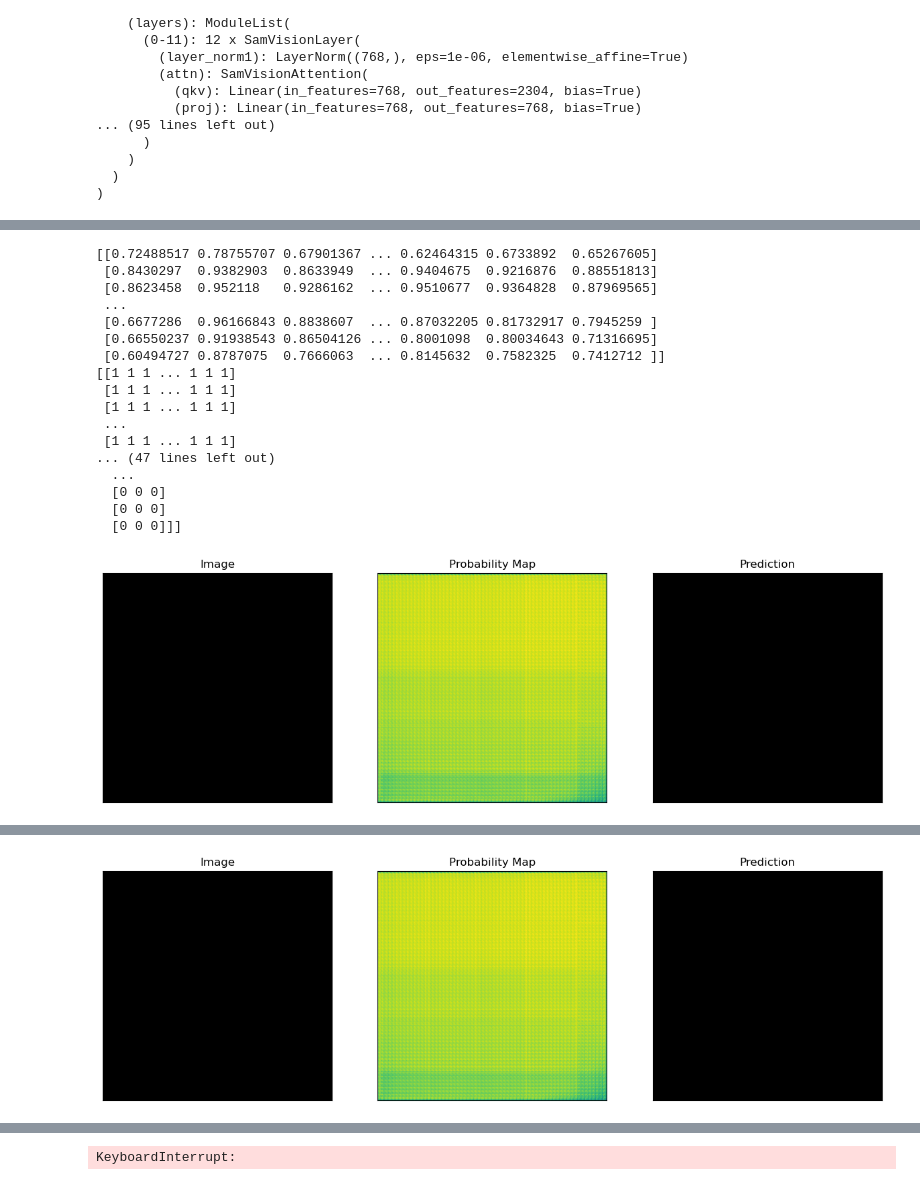
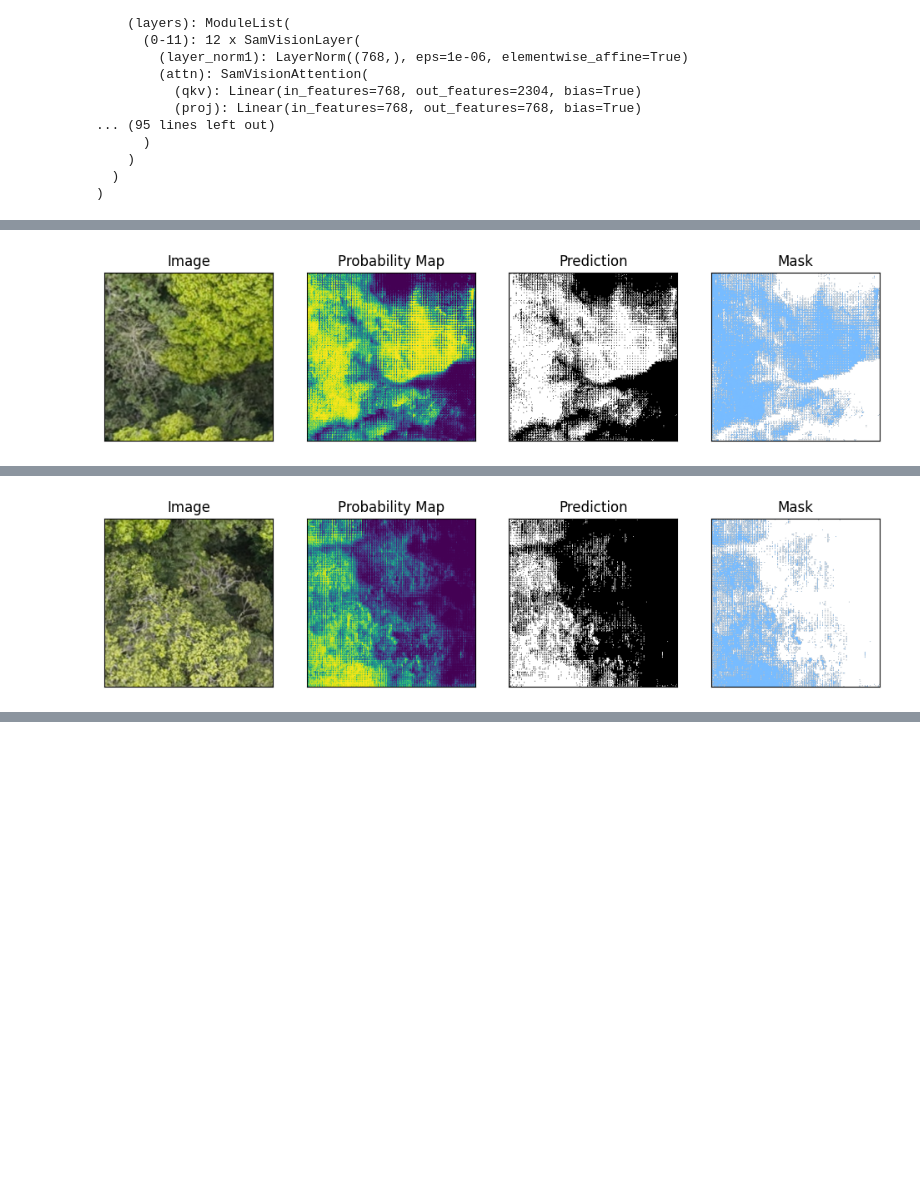
Before and after one commit to tenjust/remote_sensing, a Jupyter notebook: fine_tune_SAM_results.ipynb, the cells around one changed output, grey strips where cells are left out. Cells and saved outputs as stored; diff of their text form; code cells hidden in the pictures; blank space fills up the shorter version.

Commit message:
0523_segment everything

```diff
--- a/fine_tune_SAM_results.ipynb
+++ b/fine_tune_SAM_results.ipynb
@@ -216,0 +112,8 @@ patches shape: (117,)
+# %%
+import random
+import matplotlib.pyplot as plt
+
+img_num = random.randint(0, filtered_patches.shape[0]-1)
+
+single_patch = Image.fromarray(filtered_patches[img_num])
+plt.imshow(single_patch)
@@ -218,32 +124,27 @@ patches shape: (117,)
 from PIL import Image
 import matplotlib.pyplot as plt
 
-# Select a random patch for segmentation
+patches = filtered_patches
+# print(patches.shape)
 
-# # Compute the total number of 256x256 arrays
-# num_arrays = patches.shape[0] * patches.shape[1]
-# # Select a random index
-# index = np.random.choice(num_arrays)
-# # Compute the indices in the original array
-# i = index // patches.shape[1]
-# j = index % patches.shape[1]
+def show_mask(mask, ax, random_color=False):
+    if random_color:
+        color = np.concatenate([np.random.random(3), np.array([0.6])], axis=0)
+    else:
+        color = np.array([30/255, 144/255, 255/255, 0.6])
+    h, w = mask.shape[-2:]
+    mask_image = mask.reshape(h, w, 1) * color.reshape(1, 1, -1)
+    ax.imshow(mask_image)
 
-#Or pick a specific patch for study.
-# i, j = 1, 2
-
-# Selectelected patch for segmentation
-# random_array = patches[i, j]
-
-def test(i, j):
-  random_array = patches[i, j]
+def test(i):
+  random_array = patches[i]
 
   single_patch = Image.fromarray(random_array)
-  # prepare image for the model
 
   #First try without providing any prompt (no bounding box or input_points)
-  inputs = processor(single_patch, return_tensors="pt")
+  # inputs = processor(single_patch, return_tensors="pt")
   #Now try with bounding boxes. Remember to uncomment.
-  # inputs = processor(single_patch, input_points=input_points, return_tensors="pt")
+  inputs = processor(single_patch, input_points=input_points, return_tensors="pt")
 
   # Move the input tensor to the GPU if it's not already there
   inputs = {k: v.to(device) for k, v in inputs.items()}
@@ -256,55 +157,41 @@ def test(i, j):
 
   # apply sigmoid
   single_patch_prob = torch.sigmoid(outputs.pred_masks.squeeze(1))
   # convert soft mask to hard mask
   single_patch_prob = single_patch_prob.cpu().numpy().squeeze()
-  print(single_patch_prob)
+  # print(single_patch_prob)
   single_patch_prediction = (single_patch_prob > 0.5).astype(np.uint8)
-  print(single_patch_prediction)
+  # print(single_patch_prediction)
 
-  fig, axes = plt.subplots(1, 3, figsize=(15, 5))
+  fig, axes = plt.subplots(1, 4, figsize=(12, 3))
 
   # Plot the first image on the left
-  axes[0].imshow(np.array(single_patch), cmap='gray')  # Assuming the first image is grayscale
+  axes[0].imshow(np.array(single_patch))  # Assuming the first image is grayscale
   axes[0].set_title("Image")
 
   # Plot the second image on the right
   axes[1].imshow(single_patch_prob)  # Assuming the second image is grayscale
   axes[1].set_title("Probability Map")
 
   # Plot the second image on the right
   axes[2].imshow(single_patch_prediction, cmap='gray')  # Assuming the second image is grayscale
   axes[2].set_title("Prediction")
+
+  show_mask(single_patch_prediction, axes[3])
+  axes[3].set_title("Mask")
 
   # Hide axis ticks and labels
   for ax in axes:
       ax.set_xticks([])
       ax.set_yticks([])
       ax.set_xticklabels([])
       ax.set_yticklabels([])
 
   # Display the images side by side
   plt.show()
 
-for i in range(3):
-  for j in range(3):
-    test(i, j)
+for i in range(5):
+  patches_num = random.randint(0, filtered_patches.shape[0]-1)
+  test(patches_num)
 # %% [output]
-[[0.72488517 0.78755707 0.67901367 ... 0.62464315 0.6733892  0.65267605]
- [0.8430297  0.9382903  0.8633949  ... 0.9404675  0.9216876  0.88551813]
- [0.8623458  0.952118   0.9286162  ... 0.9510677  0.9364828  0.87969565]
- ...
- [0.6677286  0.96166843 0.8838607  ... 0.87032205 0.81732917 0.7945259 ]
- [0.66550237 0.91938543 0.86504126 ... 0.8001098  0.80034643 0.71316695]
- [0.60494727 0.8787075  0.7666063  ... 0.8145632  0.7582325  0.7412712 ]]
-[[1 1 1 ... 1 1 1]
- [1 1 1 ... 1 1 1]
- [1 1 1 ... 1 1 1]
- ...
- [1 1 1 ... 1 1 1]
-... (47 lines left out)
-  ...
-  [0 0 0]
-  [0 0 0]
-  [0 0 0]]]
-[figure, old version]
+[figure, new version]
@@ -328 +198 @@ for i in range(3):
-[figure, old version]
+[figure, new version]
@@ -347 +199,0 @@ for i in range(3):
-KeyboardInterrupt:
```
Also changed, not shown: parts of 7 cells of this notebook, 3 other files.
